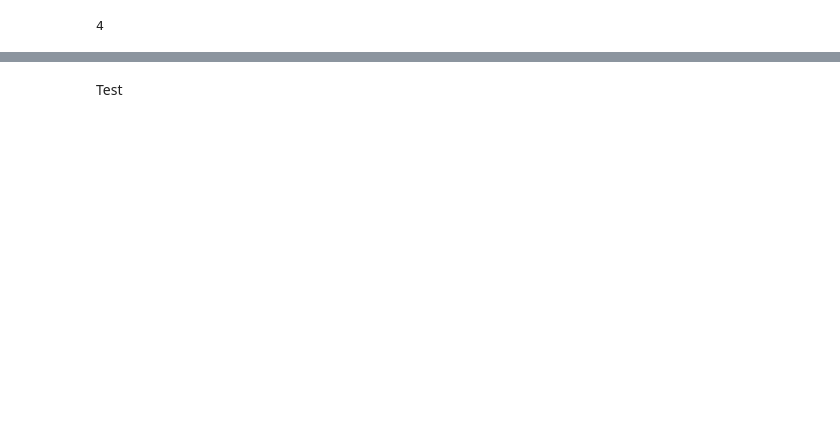
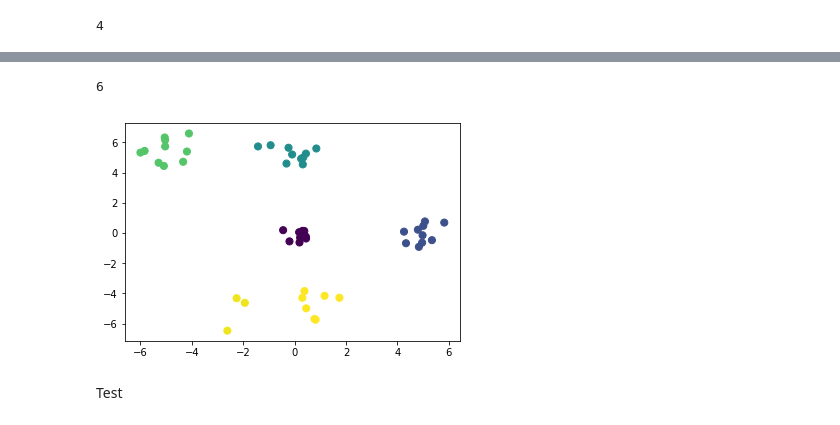
Before and after one commit to Eric-Su-2718/Bayeisan-Hierachical-Clustering-Project, a Jupyter notebook: STA663_Final_Project_Cython.ipynb, the cells around one changed output, grey strips where cells are left out. Cells and saved outputs as stored; diff of their text form; code cells hidden in the pictures; blank space fills up the shorter version.

```diff
--- a/STA663_Final_Project_Cython.ipynb
+++ b/STA663_Final_Project_Cython.ipynb
@@ -215,2 +408,27 @@ plt.show()
+# %%
+n = 10
+y1 = np.random.multivariate_normal([0, 0], np.eye(2) * 0.1, n)
+y2 = np.random.multivariate_normal([5, 0], np.eye(2) * 0.3, n)
+y3 = np.random.multivariate_normal([0, 5], np.eye(2) * 0.5, n)
+y4 = np.random.multivariate_normal([-5, 5], np.eye(2) * 0.7, n)
+y5 = np.random.multivariate_normal([0, -5], np.eye(2) * 0.9, n)
+data = np.vstack((y1, y2, y3, y4, y5))
+
+likelihood = Multinorm_post_marginal_likelihood(mu_0 = np.zeros(2), kappa_0 = 1, nu_0 = 2 + 1, Psi_0 = np.eye(2))
+# %%
+clusters, rks = BHC_cython(data, likelihood, 1)
+clust_n = next(x for x, val in enumerate(rks) if val < 0.5)
+# %%
+clust_n = data.shape[0] - next(x for x, val in enumerate(rks) if val < 0.5) + 1
+clust_n
+# %% [output]
+6
+# %%
+import matplotlib.pyplot as plt
+
+plt.scatter(data[:, 0], data[:, 1], c = clusters[-clust_n], s = 50)
+plt.show()
+# %% [output]
+[figure, added]
 # %% [markdown]
 Test
```
Also changed, not shown: parts of 19 cells of this notebook.
